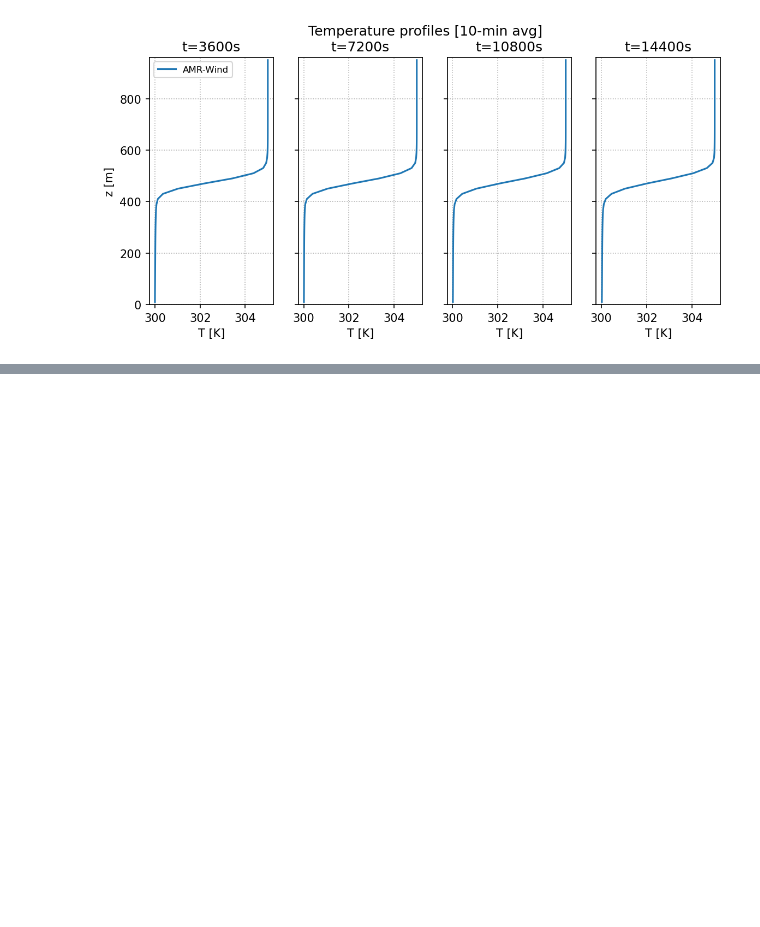
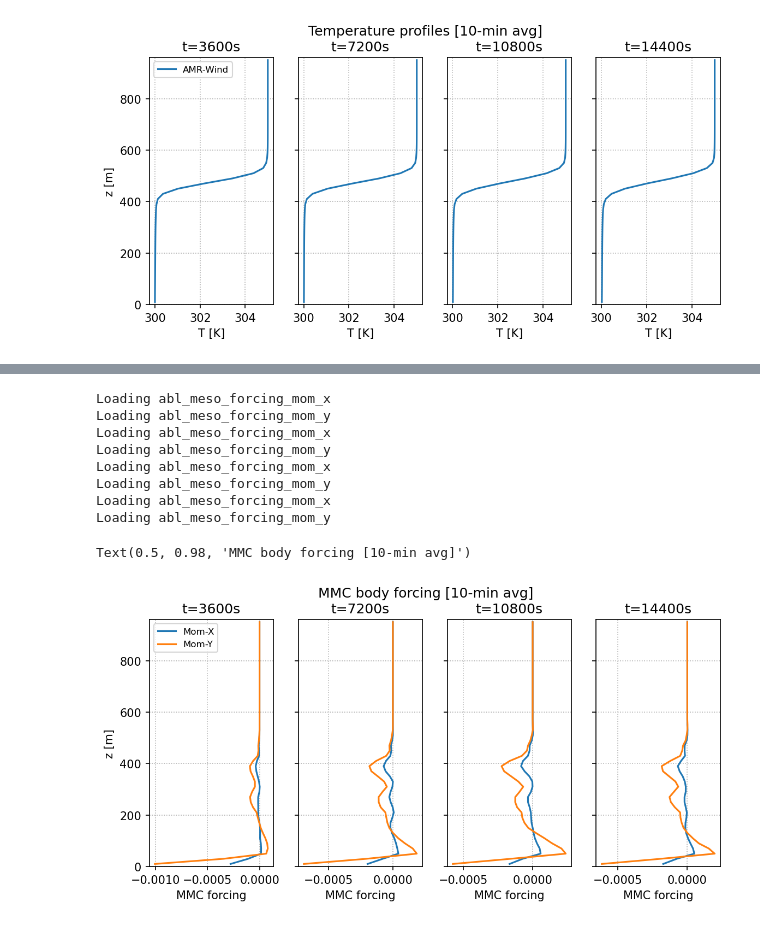
Before and after one commit to moprak-nrel/microscale_surrogate_wakes, a Jupyter notebook: MMCdemo/Postpro_neutraldemo1_10x10_20.ipynb, the cells around one changed output, grey strips where cells are left out. Saved outputs shown, nothing was run; the diff lists cells and outputs as text; code cells hidden in the pictures; blank space fills up the shorter version.

```diff
--- a/MMCdemo/Postpro_neutraldemo1_10x10_20.ipynb
+++ b/MMCdemo/Postpro_neutraldemo1_10x10_20.ipynb
@@ -186,0 +226,29 @@ Text(0.5, 0.98, 'Temperature profiles [10-min avg]')
+# %%
+# Plot MMC body forcing
+fig, axs = plt.subplots(1,len(avgtimes),figsize=(2.25*len(avgtimes),4), facecolor='w', dpi=150, sharey=True)
+for it, avgt in enumerate(avgtimes):
+    ax=axs[it]
+    dat=case.ABLpostpro_plotprofiles(ax=ax, plotvars=['MMC-forcing'], avgt=avgt, doplot=False)
+    ax.plot(dat['abl_meso_forcing_mom_x']['data'], dat['abl_meso_forcing_mom_x']['z'], label='Mom-X')
+    ax.plot(dat['abl_meso_forcing_mom_y']['data'], dat['abl_meso_forcing_mom_y']['z'], label='Mom-Y')
+
+    ax.set_xlabel('MMC forcing')
+    ax.set_title('t=%.0fs'%avgt[1])
+    ax.grid(linestyle=':')
+
+axs[0].set_ylabel('z [m]')
+axs[0].set_ylim([0, 960])
+axs[0].legend(prop={'size':8})
+
+fig.suptitle('MMC body forcing [10-min avg]')
+# %% [output]
+Loading abl_meso_forcing_mom_x
+Loading abl_meso_forcing_mom_y
+Loading abl_meso_forcing_mom_x
+Loading abl_meso_forcing_mom_y
+Loading abl_meso_forcing_mom_x
+Loading abl_meso_forcing_mom_y
+Loading abl_meso_forcing_mom_x
+Loading abl_meso_forcing_mom_y
+Text(0.5, 0.98, 'MMC body forcing [10-min avg]')
+[figure, added]
```
Also changed, not shown: parts of 2 cells of this notebook, 1 other file.
